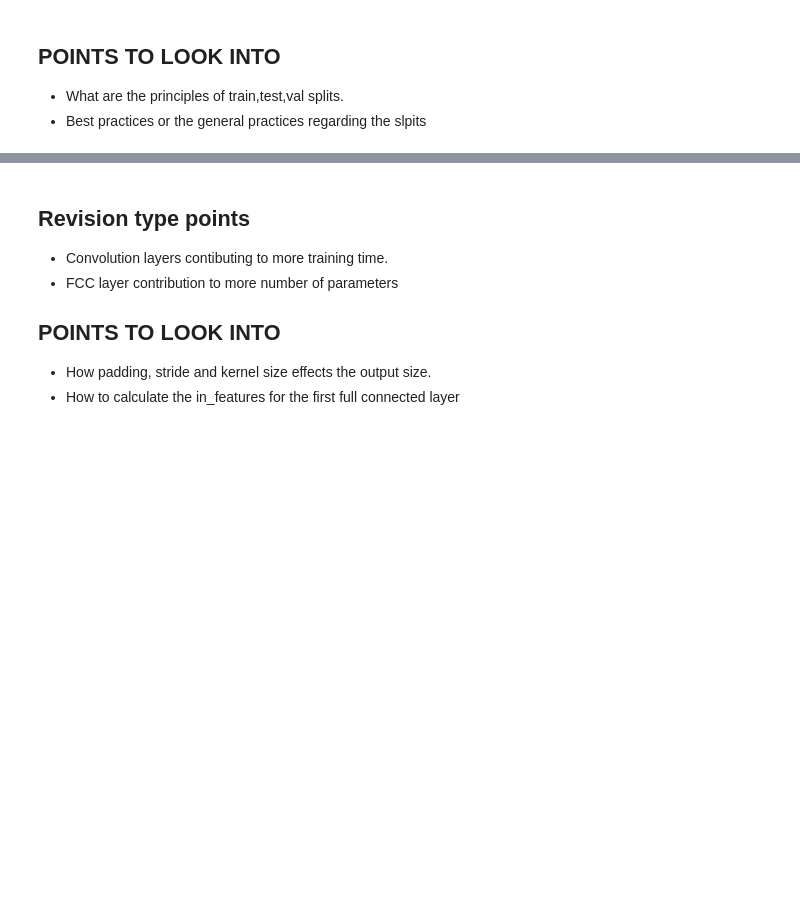
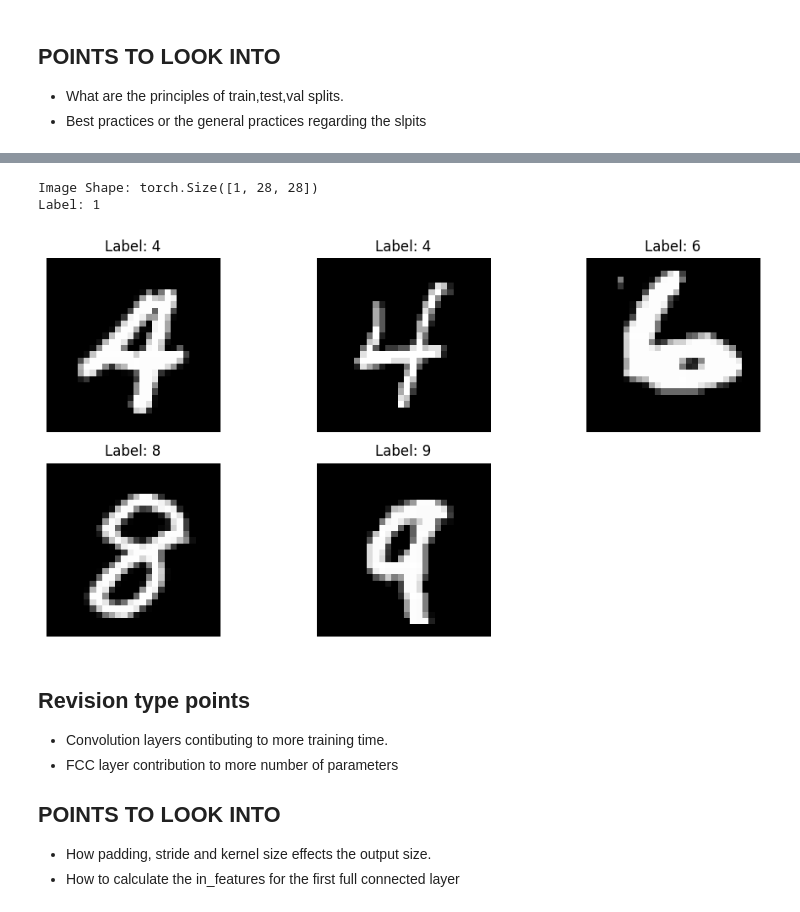
Before and after one commit to saheemReshi/VR-course_prev_year_tutorials, a Jupyter notebook: CNN_tutorial.ipynb, the cells around one changed output, grey strips where cells are left out. Saved outputs shown, nothing was run; the diff lists cells and outputs as text; code cells hidden in the pictures; blank space fills up the shorter version.

```diff
--- a/CNN_tutorial.ipynb
+++ b/CNN_tutorial.ipynb
@@ -31,0 +35,18 @@ test_loader = DataLoader(test_data, batch_size=64, shuffle=False)
+# %%
+# Extract data and labels
+data = full_data.data  # Tensor of shape [60000, 28, 28]
+labels = full_data.targets  # Tensor of shape [60000]
+# %%
+from sklearn.model_selection import train_test_split
+
+# Stratified train-test split (80% train, 20% test)
+train_idx, test_idx = train_test_split(
+    range(len(data)),               # Indices for the dataset
+    test_size=0.2,                  # 20% for test
+    stratify=labels,                # Maintain class distribution
+    random_state=42                 # For reproducibility
+)
+
+# Create Subset datasets
+train_data = Subset(full_data, train_idx)
+test_data = Subset(full_data, test_idx)
@@ -32,3 +56,30 @@ test_loader = DataLoader(test_data, batch_size=64, shuffle=False)
+# %%
+# shape of one sample image
+sample_image, sample_label = train_data[0]
+print(f"Image Shape: {sample_image.shape}")
+print(f"Label: {sample_label}")
+# %% [output]
+Image Shape: torch.Size([1, 28, 28])
+Label: 1
+# %%
+plt.figure(figsize=(10, 5))
+
+# Randomly select samples from the dataset
+indices = np.random.choice(len(train_data), 5, replace=False)
+
+for i, idx in enumerate(indices):
+    image, label = train_data[idx]
+
+    # Display the image
+    plt.subplot(2, 3, i + 1)
+    plt.imshow(image.squeeze(), cmap='gray')  # `.squeeze()` removes extra dimensions
+    plt.title(f'Label: {label}')
+    plt.axis('off')
+
+plt.tight_layout()
+plt.show()
+# %% [output]
+[figure, added]
 # %% [markdown]
 ## Revision type points
 - Convolution layers contibuting to more training time.
```
Also changed, not shown: parts of 12 cells of this notebook, 6 other files.
